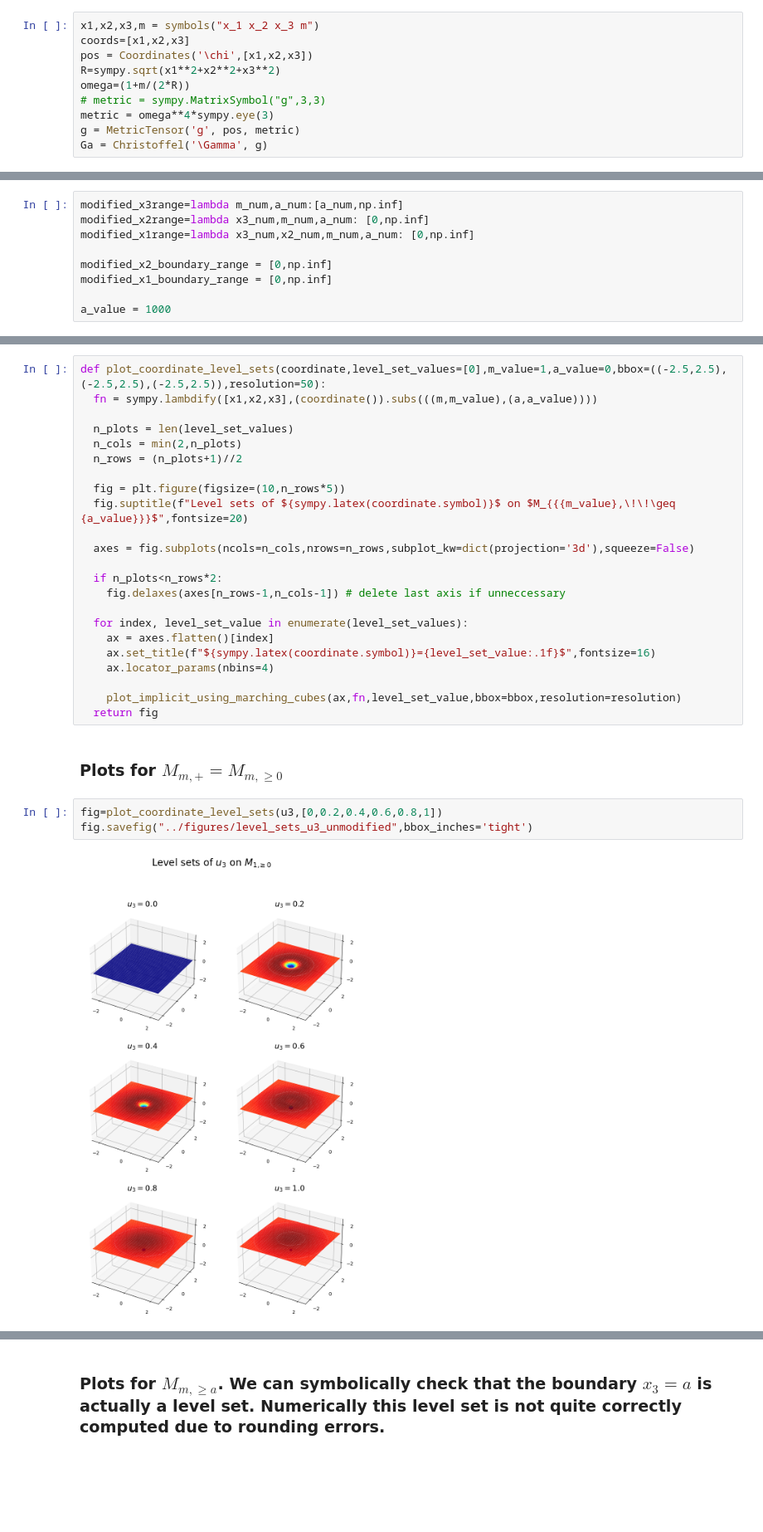
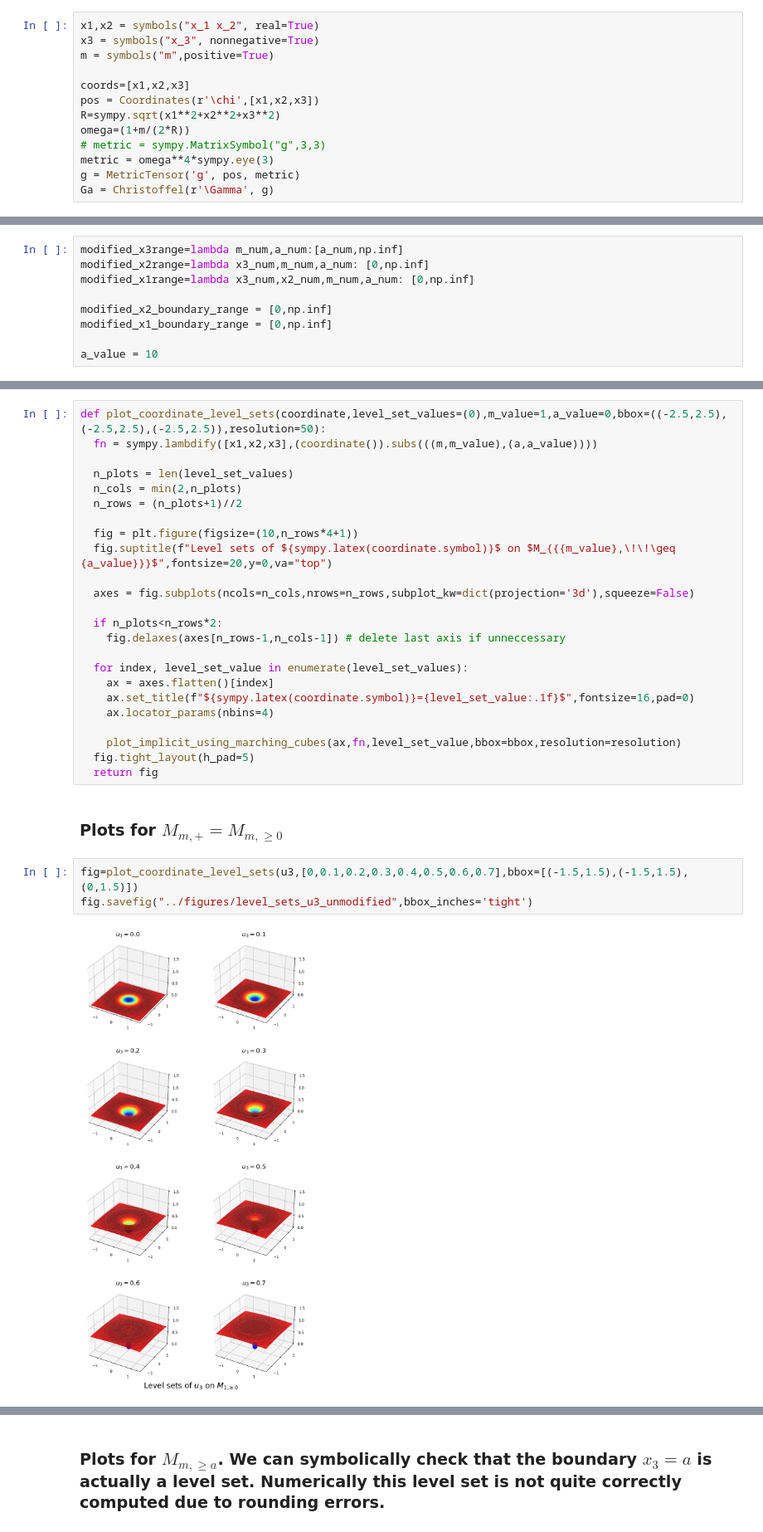
Before and after one commit to r0uv3n/Thesis-Writing, a Jupyter notebook: computations_and_graphs/computations_and_graphs.ipynb, the cells around one changed output, grey strips where cells are left out. Shown at 83% size. Cells and saved outputs as stored; diff of their text form; blank space fills up the shorter version.

```diff
--- a/computations_and_graphs/computations_and_graphs.ipynb
+++ b/computations_and_graphs/computations_and_graphs.ipynb
@@ -66,15 +65,18 @@ else:
 # %% [markdown]
 ### Setting up the manifold, metric, etc.
 # %%
-x1,x2,x3,m = symbols("x_1 x_2 x_3 m")
+x1,x2 = symbols("x_1 x_2", real=True)
+x3 = symbols("x_3", nonnegative=True)
+m = symbols("m",positive=True)
+
 coords=[x1,x2,x3]
-pos = Coordinates('\chi',[x1,x2,x3])
+pos = Coordinates(r'\chi',[x1,x2,x3])
 R=sympy.sqrt(x1**2+x2**2+x3**2)
 omega=(1+m/(2*R))
 # metric = sympy.MatrixSymbol("g",3,3)
 metric = omega**4*sympy.eye(3)
 g = MetricTensor('g', pos, metric)
-Ga = Christoffel('\Gamma', g)
+Ga = Christoffel(r'\Gamma', g)
 # %%
 # metric of hypersurface
 gamma_metric = omega**4*sympy.diag(0,1,1)
@@ -229,7 +261,7 @@ modified_x1range=lambda x3_num,x2_num,m_num,a_num: [0,np.inf]
 modified_x2_boundary_range = [0,np.inf]
 modified_x1_boundary_range = [0,np.inf]
 
-a_value = 1000
+a_value = 10
 # %% [markdown]
 We have the same problem as before and need to limit the number of subintervals
 # %%
@@ -403,15 +435,15 @@ def plot_implicit_using_marching_cubes(ax,fn,level_set_value=0,bbox=((-2.5,2.5),
     ax.set_ylim3d(ymin,ymax)
     return verts, faces
 # %%
-def plot_coordinate_level_sets(coordinate,level_set_values=[0],m_value=1,a_value=0,bbox=((-2.5,2.5),(-2.5,2.5),(-2.5,2.5)),resolution=50):
+def plot_coordinate_level_sets(coordinate,level_set_values=(0),m_value=1,a_value=0,bbox=((-2.5,2.5),(-2.5,2.5),(-2.5,2.5)),resolution=50):
   fn = sympy.lambdify([x1,x2,x3],(coordinate()).subs(((m,m_value),(a,a_value))))
 
   n_plots = len(level_set_values)
   n_cols = min(2,n_plots)
   n_rows = (n_plots+1)//2
 
-  fig = plt.figure(figsize=(10,n_rows*5))
-  fig.suptitle(f"Level sets of ${sympy.latex(coordinate.symbol)}$ on $M_{{{m_value},\!\!\geq {a_value}}}$",fontsize=20)
+  fig = plt.figure(figsize=(10,n_rows*4+1))
+  fig.suptitle(f"Level sets of ${sympy.latex(coordinate.symbol)}$ on $M_{{{m_value},\!\!\geq {a_value}}}$",fontsize=20,y=0,va="top")
 
   axes = fig.subplots(ncols=n_cols,nrows=n_rows,subplot_kw=dict(projection='3d'),squeeze=False)
 
@@ -420,16 +452,17 @@ def plot_coordinate_level_sets(coordinate,level_set_values=[0],m_value=1,a_value
 
   for index, level_set_value in enumerate(level_set_values):
     ax = axes.flatten()[index]
-    ax.set_title(f"${sympy.latex(coordinate.symbol)}={level_set_value:.1f}$",fontsize=16)
+    ax.set_title(f"${sympy.latex(coordinate.symbol)}={level_set_value:.1f}$",fontsize=16,pad=0)
     ax.locator_params(nbins=4)
 
     plot_implicit_using_marching_cubes(ax,fn,level_set_value,bbox=bbox,resolution=resolution)
+  fig.tight_layout(h_pad=5)
   return fig
 # %% [markdown]
 ### Plots for $M_{m,+}=M_{m,\geq 0}$
 # %%
-fig=plot_coordinate_level_sets(u3,[0,0.2,0.4,0.6,0.8,1])
+fig=plot_coordinate_level_sets(u3,[0,0.1,0.2,0.3,0.4,0.5,0.6,0.7],bbox=[(-1.5,1.5),(-1.5,1.5),(0,1.5)])
 fig.savefig("../figures/level_sets_u3_unmodified",bbox_inches='tight')
 # %% [output]
-[figure, old version]
+[figure, new version]
 # %%
```
Also changed, not shown: parts of 13 cells of this notebook, 9 other files.
